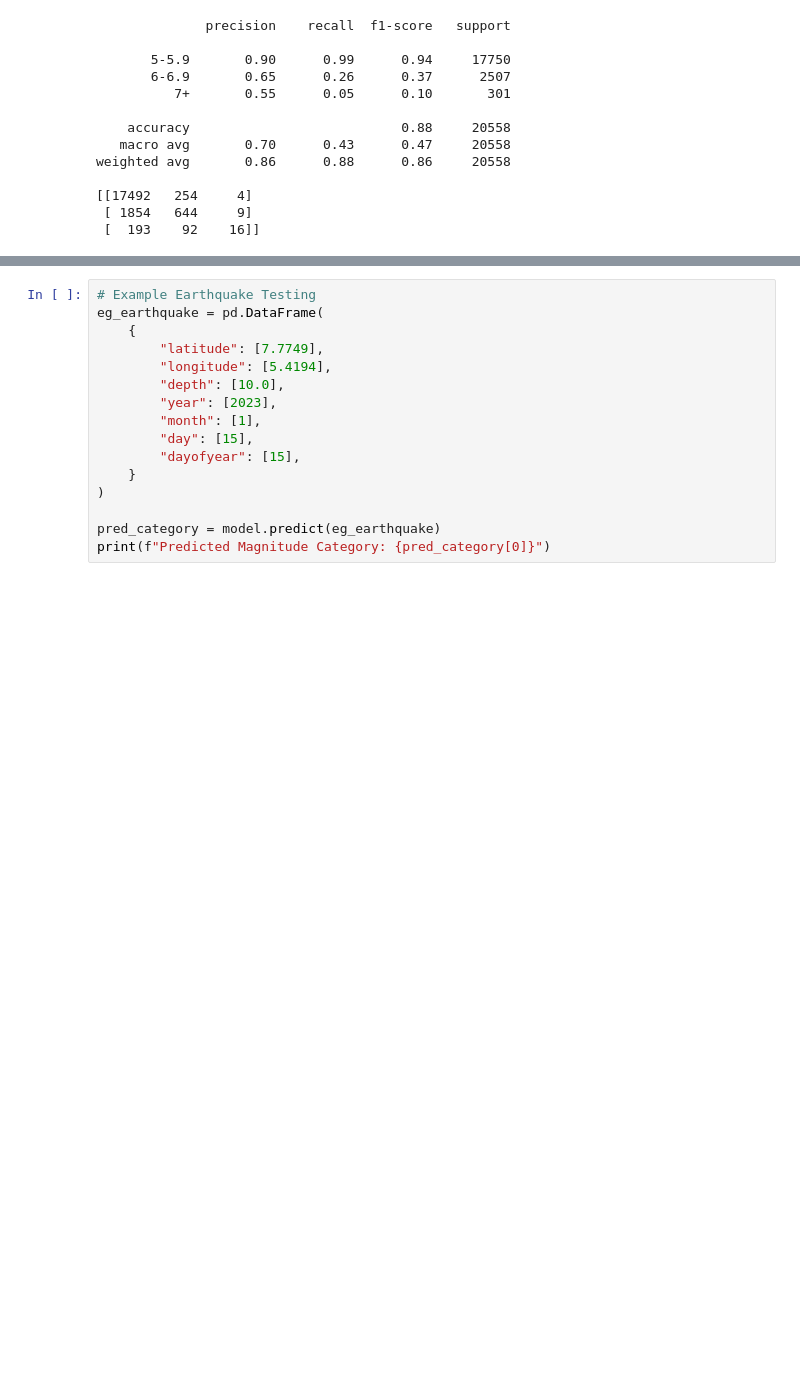
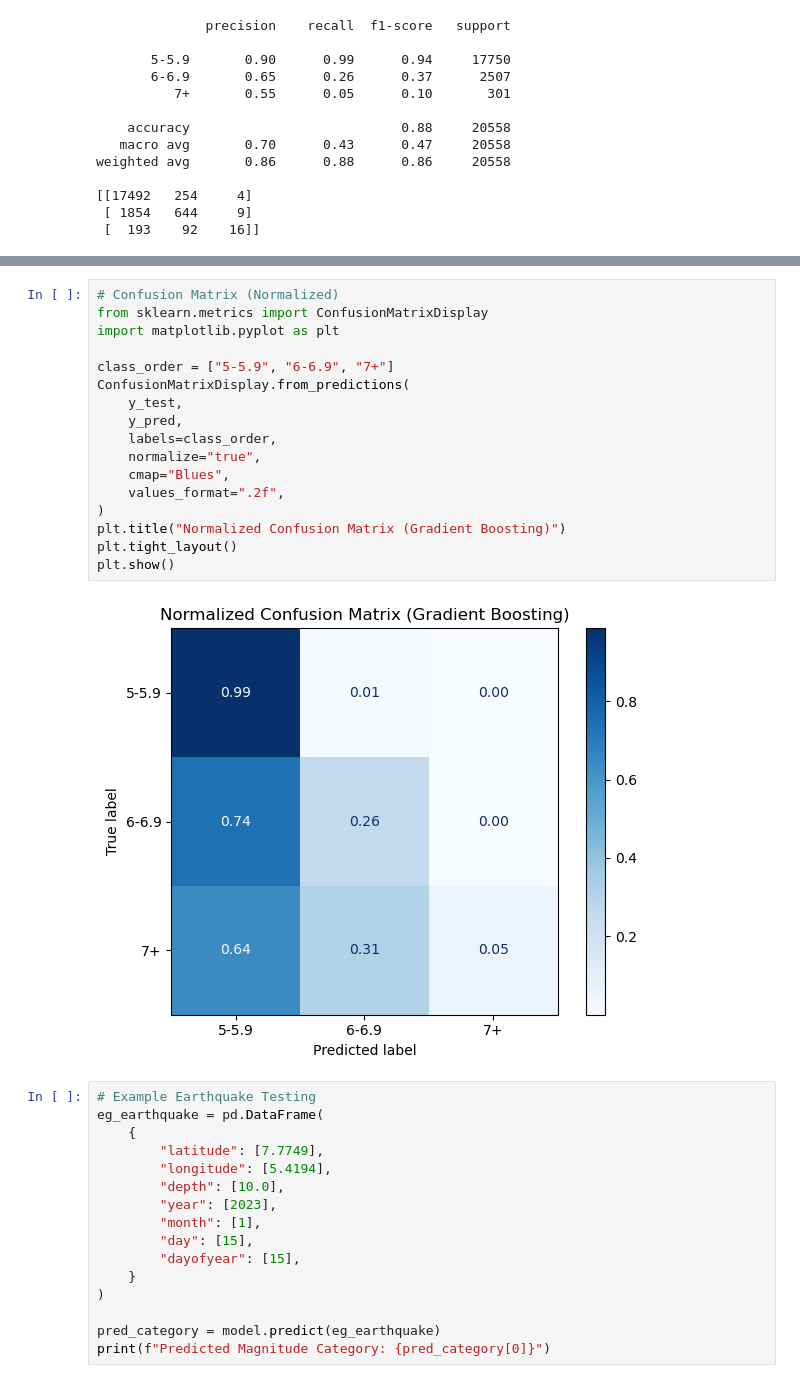
Before and after one commit to sum-tsang/earthquake-prediction, a Jupyter notebook: notebooks/gradient_boosting.ipynb, the cells around one changed output, grey strips where cells are left out. Cells and saved outputs as stored; diff of their text form; blank space fills up the shorter version.

Commit message:
Confusion matrix model-guided analysis

```diff
--- a/notebooks/gradient_boosting.ipynb
+++ b/notebooks/gradient_boosting.ipynb
@@ -97,3 +99,22 @@ plt.show()
+# %%
+# Confusion Matrix (Normalized)
+from sklearn.metrics import ConfusionMatrixDisplay
+import matplotlib.pyplot as plt
+
+class_order = ["5-5.9", "6-6.9", "7+"]
+ConfusionMatrixDisplay.from_predictions(
+    y_test,
+    y_pred,
+    labels=class_order,
+    normalize="true",
+    cmap="Blues",
+    values_format=".2f",
+)
+plt.title("Normalized Confusion Matrix (Gradient Boosting)")
+plt.tight_layout()
+plt.show()
+# %% [output]
+[figure, added]
 # %%
 # Example Earthquake Testing
 eg_earthquake = pd.DataFrame(
```
Also changed, not shown: parts of 1 cell of this notebook.
